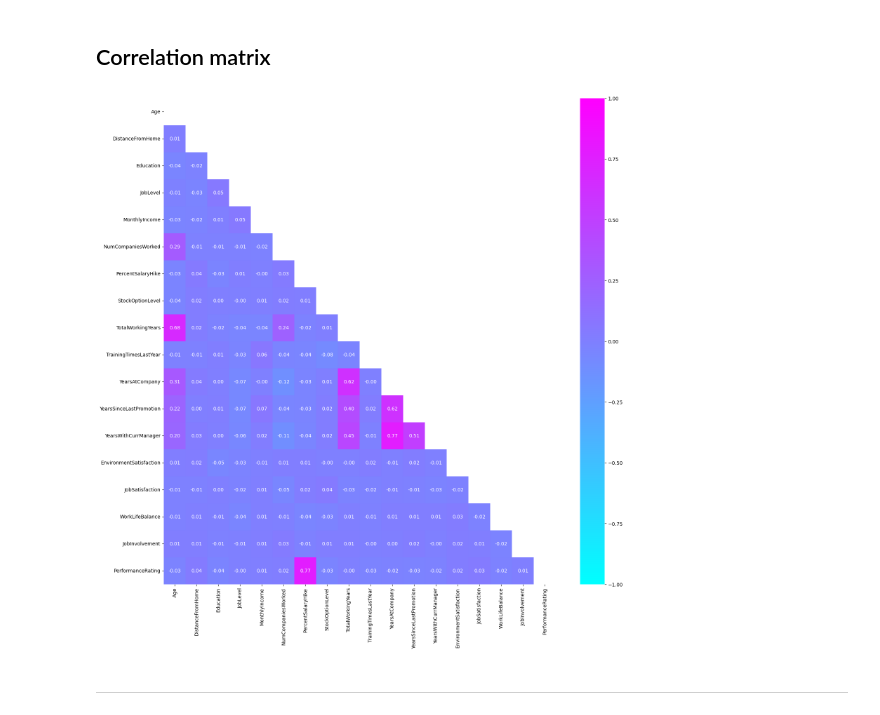
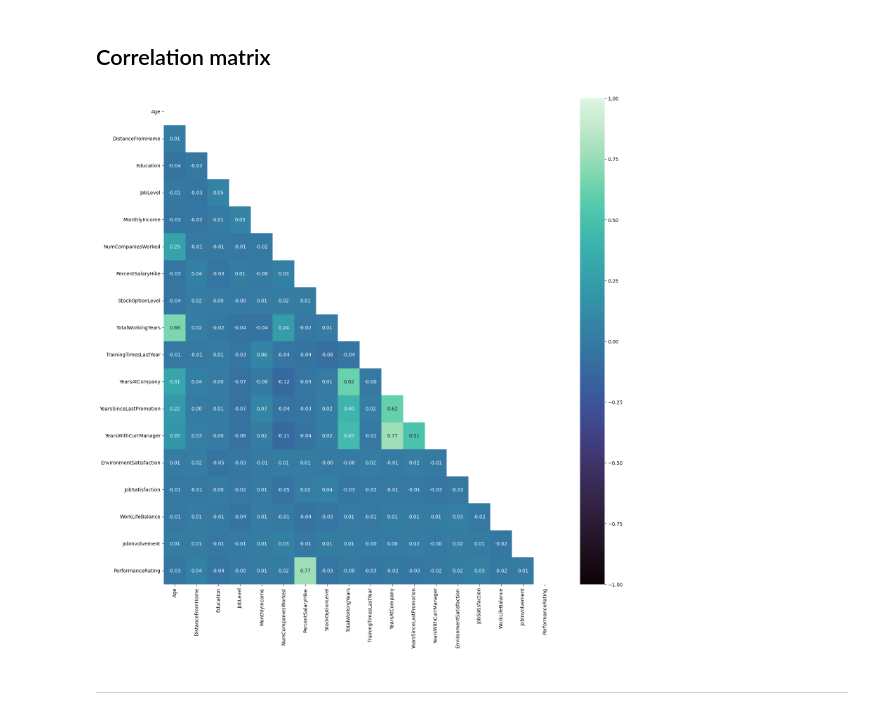
Before and after one commit to SupernovaIa/churn-prediction-hr, a Jupyter notebook: notebook/01-EDA.ipynb, the cells around one changed output. Drawn from its saved outputs; the diff is of its cells as text; code cells hidden in the pictures.

```diff
--- a/notebook/01-EDA.ipynb
+++ b/notebook/01-EDA.ipynb
@@ -446,21 +446,21 @@ Categorical columns countplot:
 # %%
 corr_matrix = df.corr(numeric_only=True)
 plt.figure(figsize=corr_matrix.shape)
 
 # Mask to make it triangular
 mask = np.triu(np.ones_like(corr_matrix, dtype=bool))
 
 sns.heatmap(corr_matrix,
             annot=True,
             fmt=".2f",
             vmin = -1,
             vmax = 1,
             mask=mask,
-            cmap='cool')
+            cmap='mako')
 
 plt.show()
 # %% [output]
-[figure, old version]
+[figure, new version]
 # %% [markdown]
 ---
 # %% [markdown]
```
Also changed, not shown: parts of 4 cells of this notebook.
